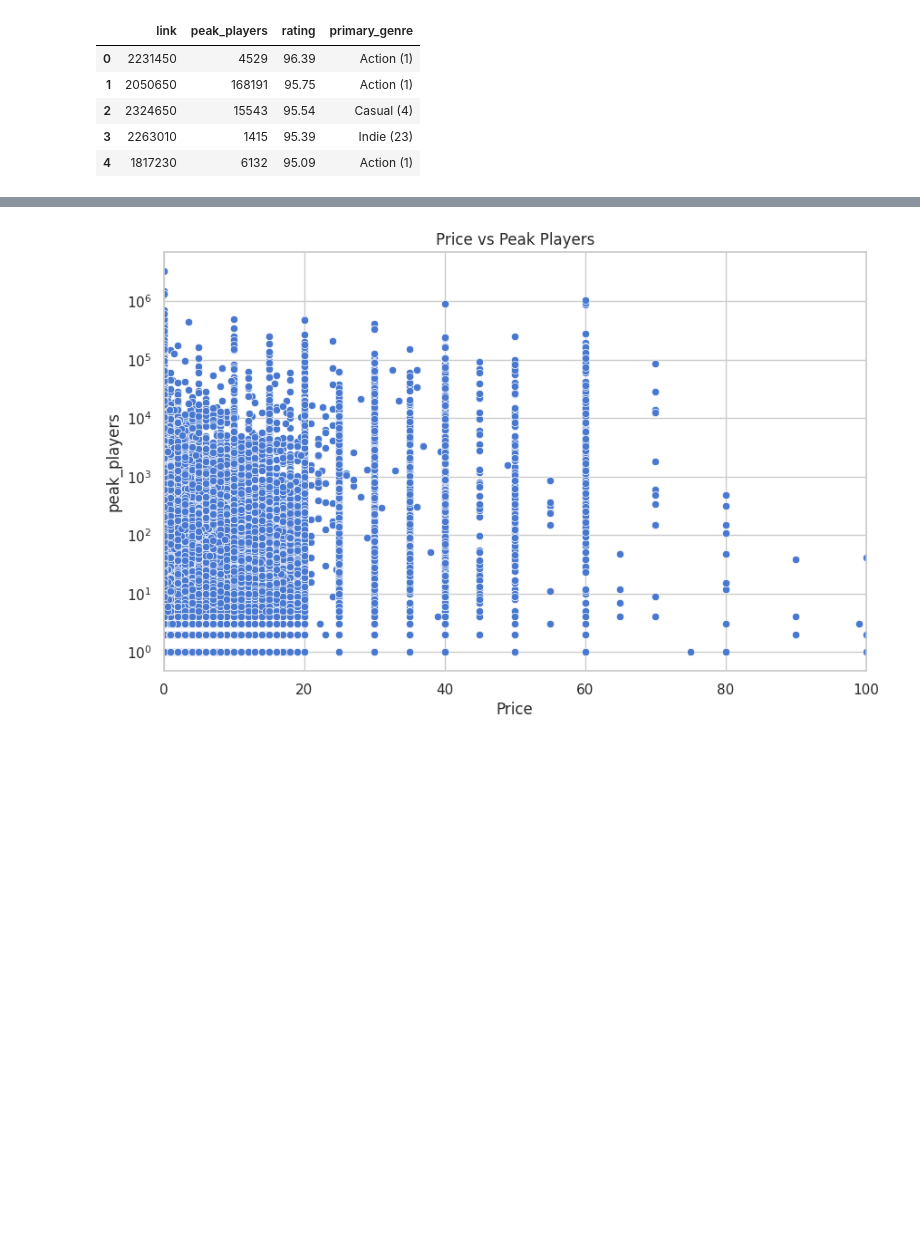
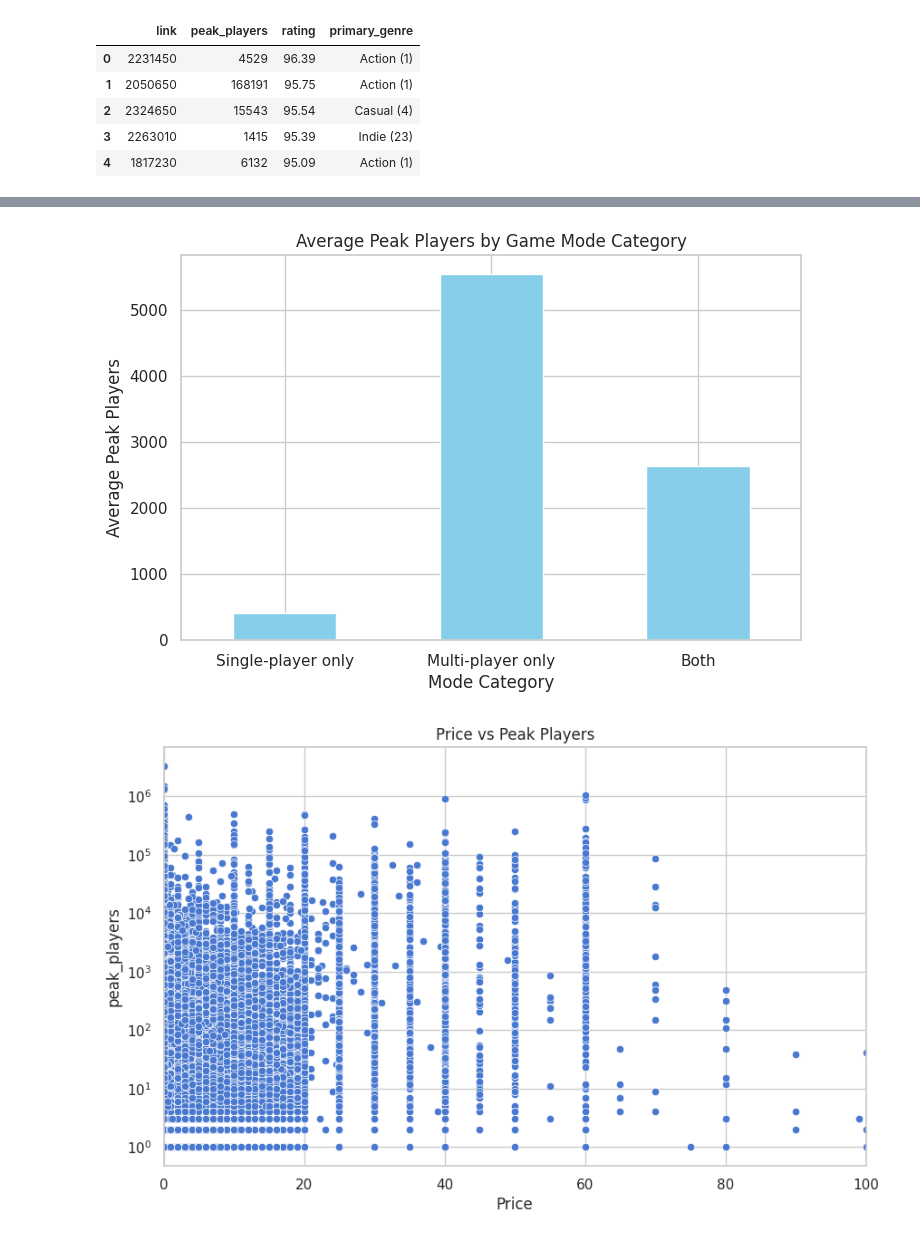
Before and after one commit to AustinBu/CS506-Project, a Jupyter notebook: 506-project.ipynb, the cells around one changed output, grey strips where cells are left out. Cells and saved outputs as stored; diff of their text form; code cells hidden in the pictures; blank space fills up the shorter version.

```diff
--- a/506-project.ipynb
+++ b/506-project.ipynb
@@ -171,3 +183,28 @@ use_inf_as_na option is deprecated and will be removed in a future version. Conv
+# %%
+def categorize(row):
+    if row['Single-player'] == 1 and row['Multi-player'] == 0:
+        return 'Single-player only'
+    elif row['Single-player'] == 0 and row['Multi-player'] == 1:
+        return 'Multi-player only'
+    elif row['Single-player'] == 1 and row['Multi-player'] == 1:
+        return 'Both'
+    else:
+        return 'None'
+
+df['Mode Category'] = df.apply(categorize, axis=1)
+
+# Compute average peak players per category
+avg_peak = df.groupby('Mode Category')['peak_players'].mean().reindex(['Single-player only', 'Multi-player only', 'Both'])
+
+# Plot as column chart
+plt.figure(figsize=(8,5))
+avg_peak.plot(kind='bar', color='skyblue')
+plt.ylabel('Average Peak Players')
+plt.title('Average Peak Players by Game Mode Category')
+plt.xticks(rotation=0)
+plt.show()
+# %% [output]
+[figure, added]
 # %%
 def plot_relationships(df):
     # Price vs Copies Sold
```
Also changed, not shown: parts of 22 cells of this notebook, 6 other files.
